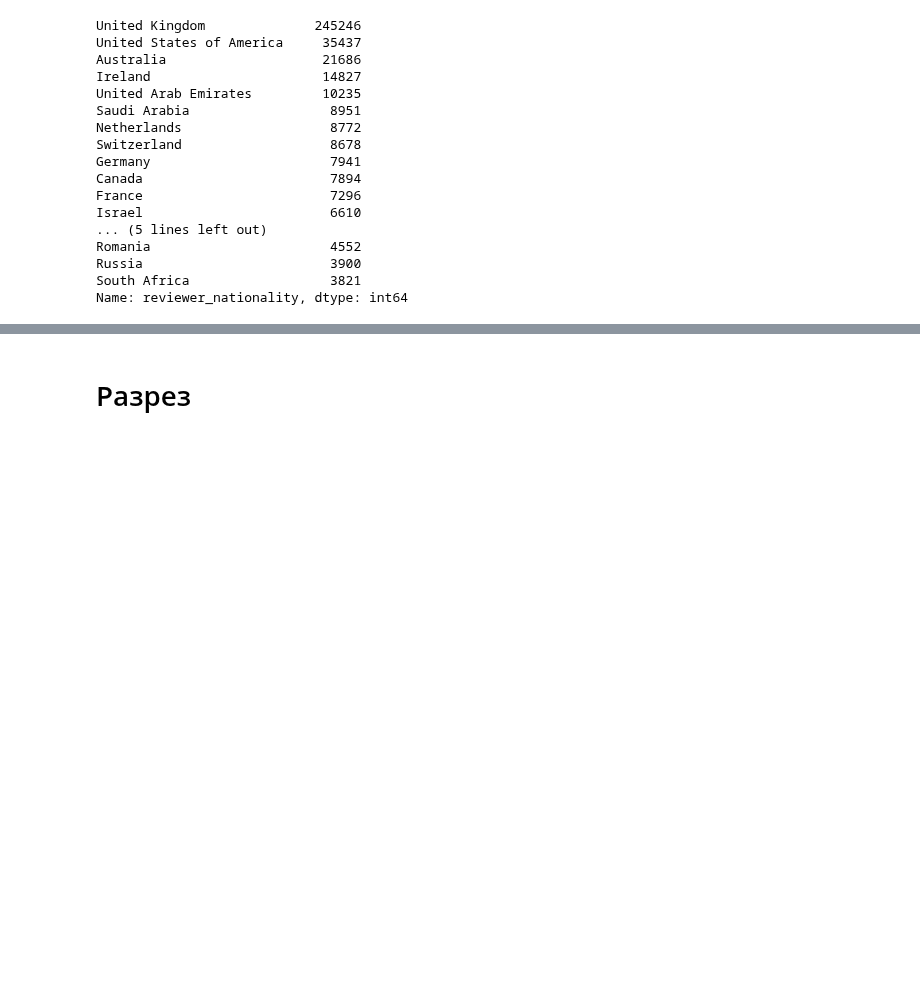
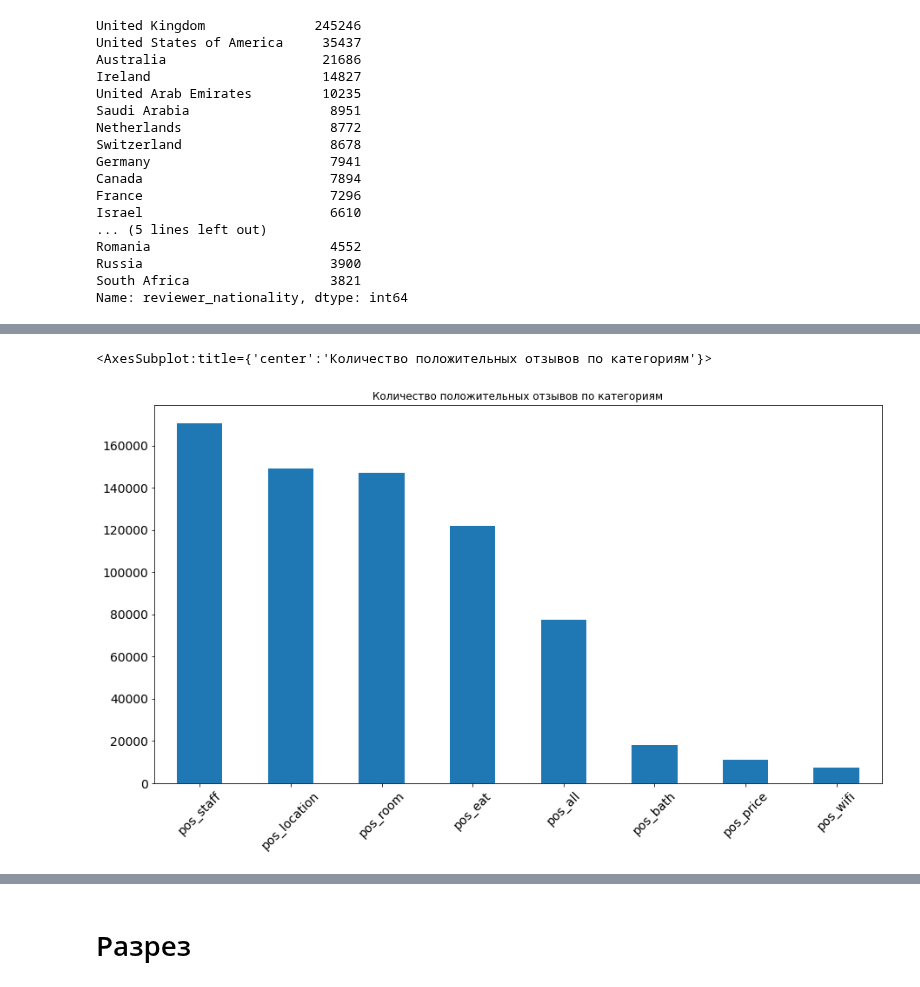
Before and after one commit to DmitriySky47/sf_data_science, a Jupyter notebook: Skillfactory/EDA_6 Kaggle Hotels/predicting-the-rating-of-hotels-on-booking.ipynb, the cells around one changed output, grey strips where cells are left out. Saved outputs shown, nothing was run; the diff lists cells and outputs as text; code cells hidden in the pictures; blank space fills up the shorter version.

```diff
--- a/Skillfactory/EDA_6 Kaggle Hotels/predicting-the-rating-of-hotels-on-booking.ipynb
+++ b/Skillfactory/EDA_6 Kaggle Hotels/predicting-the-rating-of-hotels-on-booking.ipynb
@@ -659,0 +1126,20 @@ Name: local_reviewer, dtype: int64
+# %%
+# визуализируем положительных отзывы по категориям
+
+data_pos = data[data['sample'] == 1] # визуализируем данные с тренировочного дата-сета
+
+x_pos = data_pos.loc[:, 'pos_room':'pos_all']
+d_pos = x_pos.sum()
+d_pos.sort_values(ascending=False, inplace=True)
+d_pos.plot(kind='bar',
+       figsize=(15, 8),
+       fontsize = 14,
+       rot=45,
+       title='Количество положительных отзывов по категориям')
+
+# график показывает, что больше всего понравилось посетителям
+# в рекламе отеля можно использовать его сильные стороны: доброжелательный персонал, удобная локация, комфорт номеров, вкусная еда
+# отзыв "pos_all" можно не учитывать, т.к. он не содержит конкретики
+# %% [output]
+<AxesSubplot:title={'center':'Количество положительных отзывов по категориям'}>
+[figure, added]
```
Also changed, not shown: parts of 47 cells of this notebook, 1 other file.
